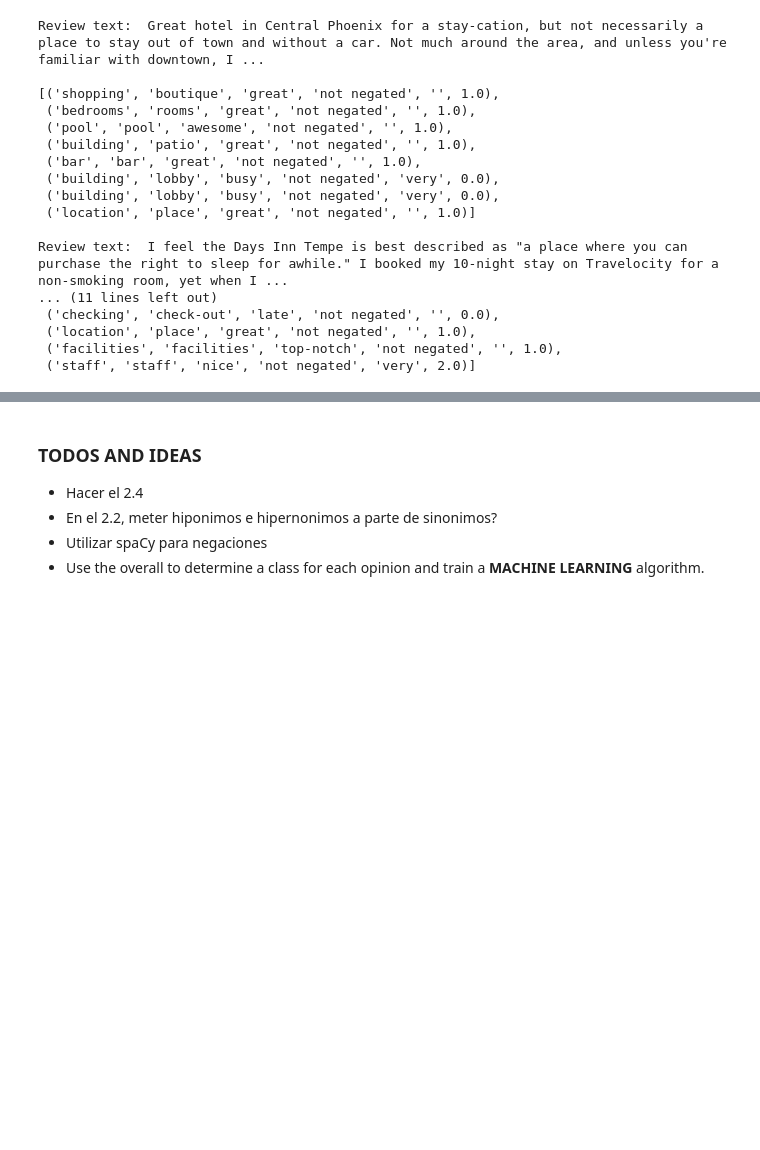
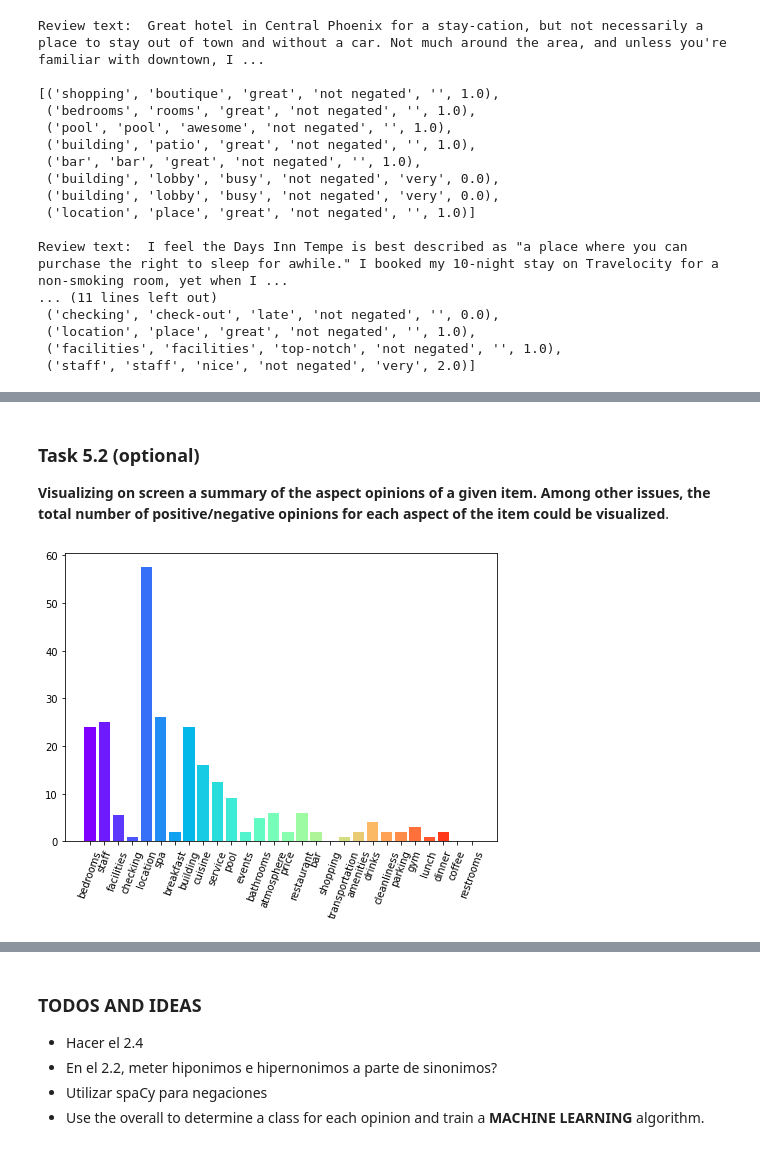
Before and after one commit to fjsaezm/mcd-nlp, a Jupyter notebook: P1/src.ipynb, the cells around one changed output, grey strips where cells are left out. Drawn from its saved outputs; the diff is of its cells as text; code cells hidden in the pictures; blank space fills up the shorter version.

```diff
--- a/P1/src.ipynb
+++ b/P1/src.ipynb
@@ -503,0 +612,28 @@ Review text:  I feel the Days Inn Tempe is best described as "a place where you
+# %% [markdown]
+### Task 5.2 (optional)
+
+**Visualizing on screen a summary of the aspect opinions of a given item. Among other issues, the total number of positive/negative opinions for each aspect of the item could be visualized**.
+# %%
+def plot_hotel_aspects(fixed_hotel_reviews):
+    opinions = []
+    for review in fixed_hotel_reviews:
+        review_opinions = aspect_opinions_from_review(
+            review['reviewText'],
+            word_aspect_dict,
+            adj_polarities,
+            modifiers,
+            grammar
+        )
+        opinions.append(review_opinions)
+
+    opinions = list( itertools.chain(*opinions) )
+    grouped_opinions = group_review_opinions(opinions)
+    plot_aspects(grouped_opinions)
+# %%
+# Fixed an asin (the ID associated to a hotel)
+fixed_asin = hotel_reviews[2]['asin']
+fixed_hotel_reviews = [ x for x in hotel_reviews if x['asin'] == fixed_asin ]
+
+plot_hotel_aspects(fixed_hotel_reviews)
+# %% [output]
+[figure, added]
```
Also changed, not shown: parts of 13 cells of this notebook.
